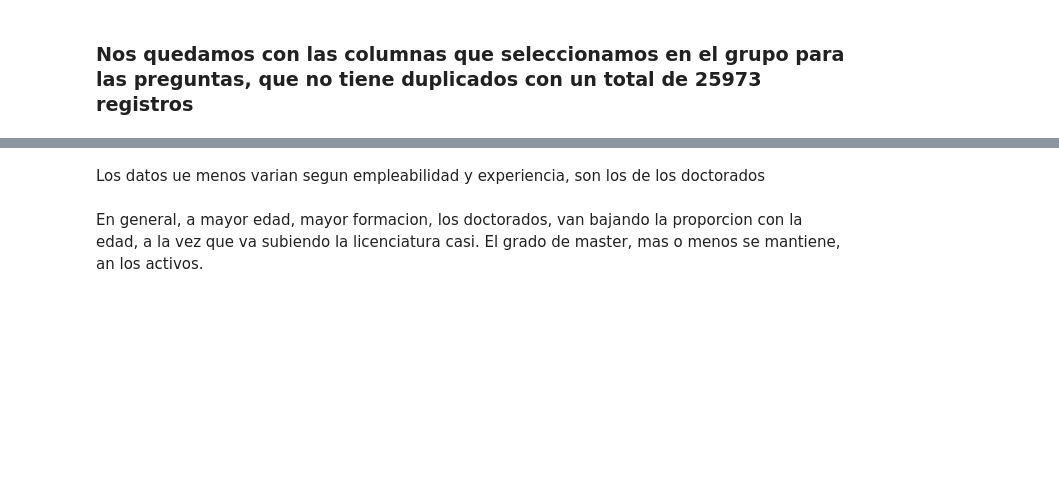
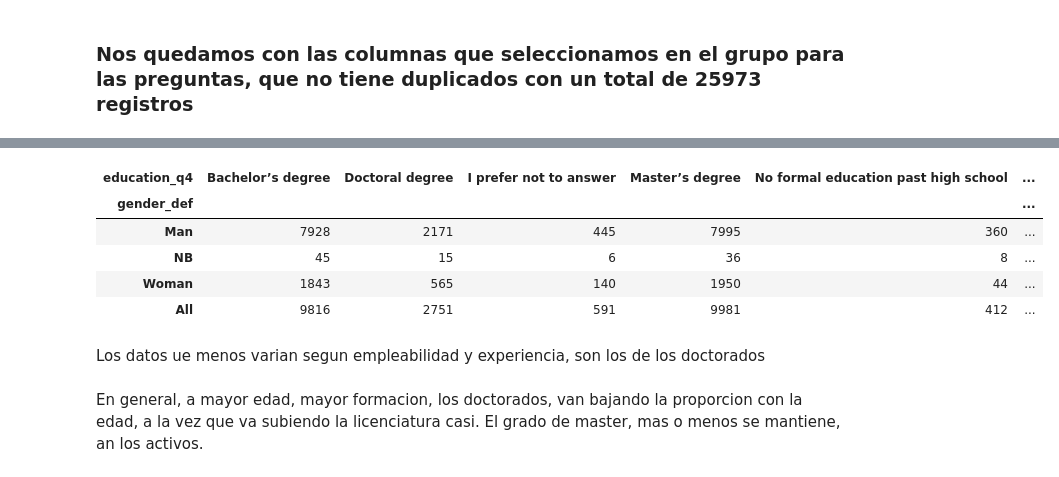
Before and after one commit to Adalab/project-da-promo-c-module-2-team-1, a Jupyter notebook: code/EducacionQ4.ipynb, the cells around one changed output, grey strips where cells are left out. Saved outputs shown, nothing was run; the diff lists cells and outputs as text; code cells hidden in the pictures; blank space fills up the shorter version.

```diff
--- a/code/EducacionQ4.ipynb
+++ b/code/EducacionQ4.ipynb
@@ -107,3 +127,13 @@ educacion_gen2
+# %%
+educacion_gen2=pd.DataFrame(pd.crosstab(df_formacion['gender_def'],df_formacion['education_q4'], margins=True))
+educacion_gen2
+# %% [output]
+| education_q4 | Bachelor’s degree | Doctoral degree | I prefer not to answer | Master’s degree | No formal education past high school | ... |
+| gender_def |  |  |  |  |  | ... |
+| Man | 7928 | 2171 | 445 | 7995 | 360 | ... |
+| NB | 45 | 15 | 6 | 36 | 8 | ... |
+| Woman | 1843 | 565 | 140 | 1950 | 44 | ... |
+| All | 9816 | 2751 | 591 | 9981 | 412 | ... |
 # %%
 educacion_gen2_no_null=pd.DataFrame(pd.crosstab(df_formacion_sin_inactivos['gender'],df_formacion_sin_inactivos['education_q4'], margins=True))
 educacion_gen2_no_null
```
Also changed, not shown: parts of 9 cells of this notebook.
